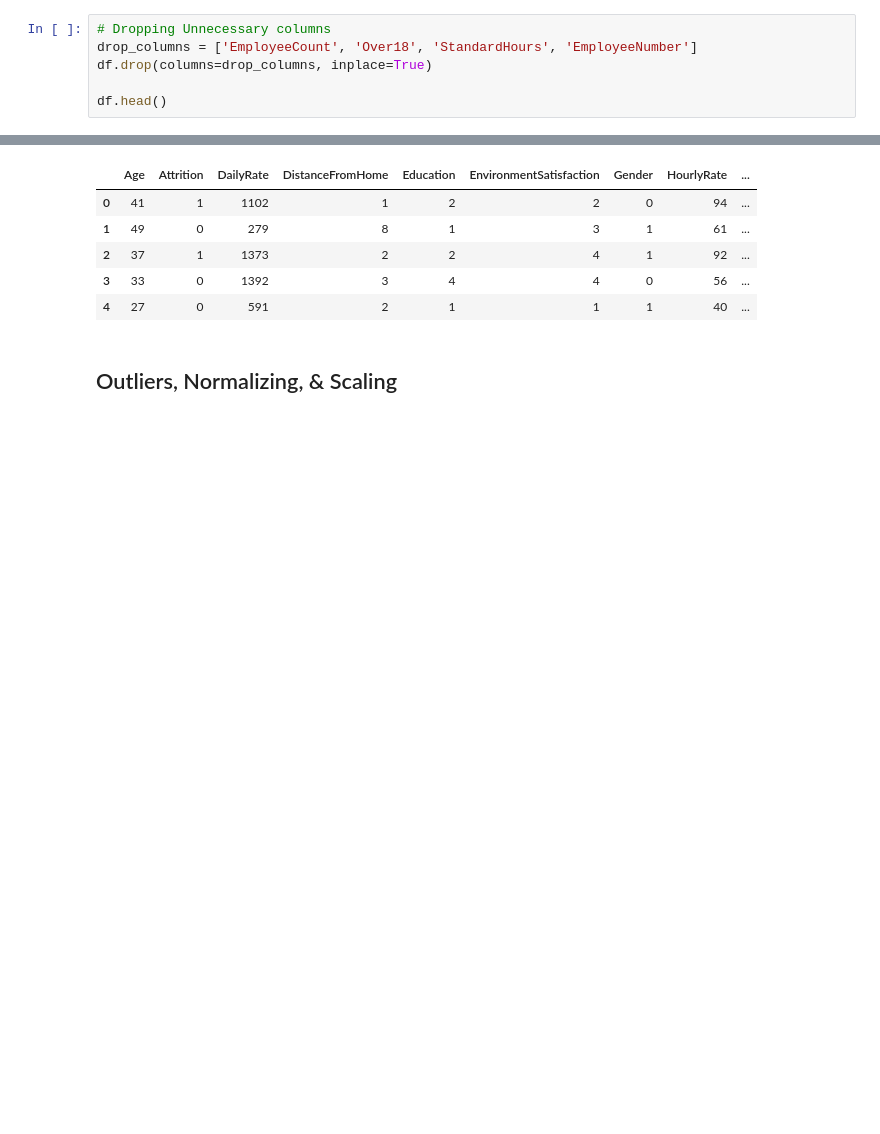
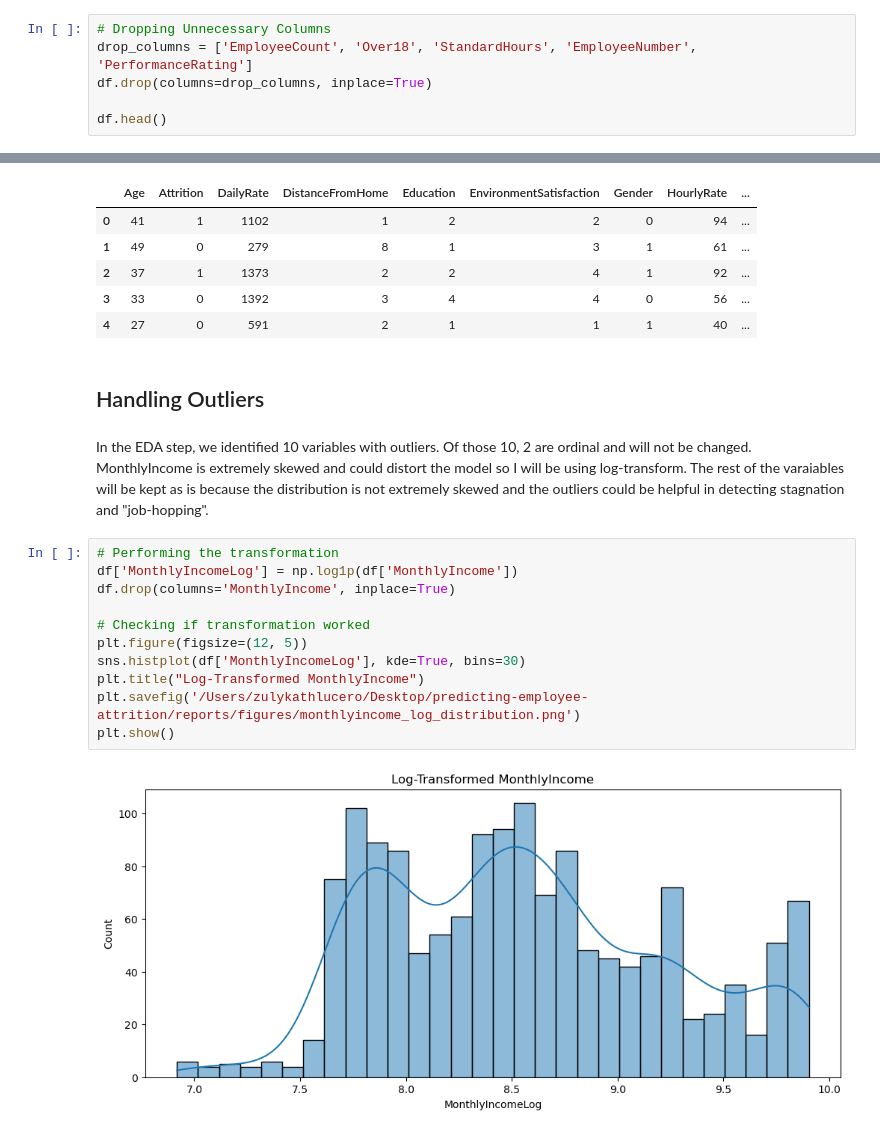
Before and after one commit to luceroz/predicting-employee-attrition, a Jupyter notebook: notebooks/02_Cleaning.ipynb, the cells around one changed output, grey strips where cells are left out. Cells and saved outputs as stored; diff of their text form; blank space fills up the shorter version.

```diff
--- a/notebooks/02_Cleaning.ipynb
+++ b/notebooks/02_Cleaning.ipynb
@@ -33,6 +33,6 @@ Our exploratory data analysis revealed that four columns are not going to be val
 # %%
-# Dropping Unnecessary columns
-drop_columns = ['EmployeeCount', 'Over18', 'StandardHours', 'EmployeeNumber']
+# Dropping Unnecessary Columns
+drop_columns = ['EmployeeCount', 'Over18', 'StandardHours', 'EmployeeNumber', 'PerformanceRating']
 df.drop(columns=drop_columns, inplace=True)
 
 df.head()
@@ -92,4 +96,19 @@ df.head()
 | 3 | 33 | 0 | 1392 | 3 | 4 | 4 | 0 | 56 | ... |
 | 4 | 27 | 0 | 591 | 2 | 1 | 1 | 1 | 40 | ... |
 # %% [markdown]
-## Outliers, Normalizing, & Scaling
+## Handling Outliers
+# %% [markdown]
+In the EDA step, we identified 10 variables with outliers. Of those 10, 2 are ordinal and will not be changed. MonthlyIncome is extremely skewed and could distort the model so I will be using log-transform. The rest of the varaiables will be kept as is because the distribution is not extremely skewed and the outliers could be helpful in detecting stagnation and "job-hopping".
+# %%
+# Performing the transformation
+df['MonthlyIncomeLog'] = np.log1p(df['MonthlyIncome'])
+df.drop(columns='MonthlyIncome', inplace=True)
+
+# Checking if transformation worked
+plt.figure(figsize=(12, 5))
+sns.histplot(df['MonthlyIncomeLog'], kde=True, bins=30)
+plt.title("Log-Transformed MonthlyIncome")
+plt.savefig('/Users/zulykathlucero/Desktop/predicting-employee-attrition/reports/figures/monthlyincome_log_distribution.png')
+plt.show()
+# %% [output]
+[figure, added]
```
Also changed, not shown: parts of 7 cells of this notebook, 25 other files.
